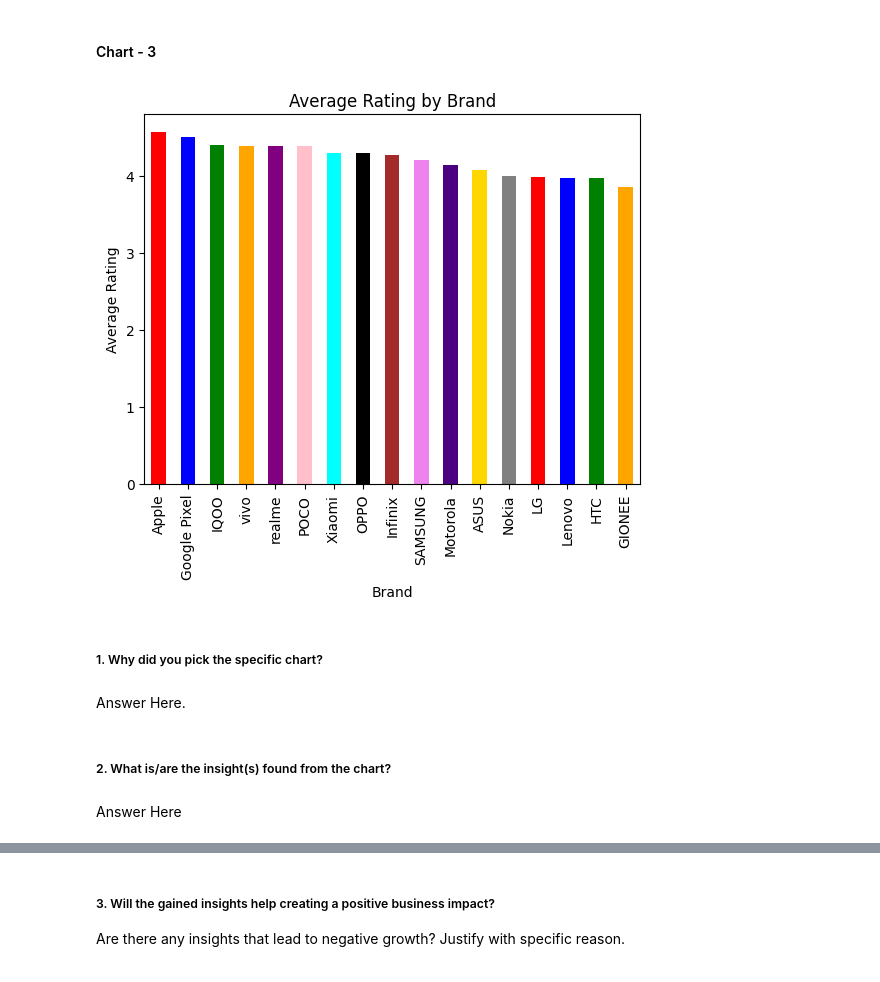
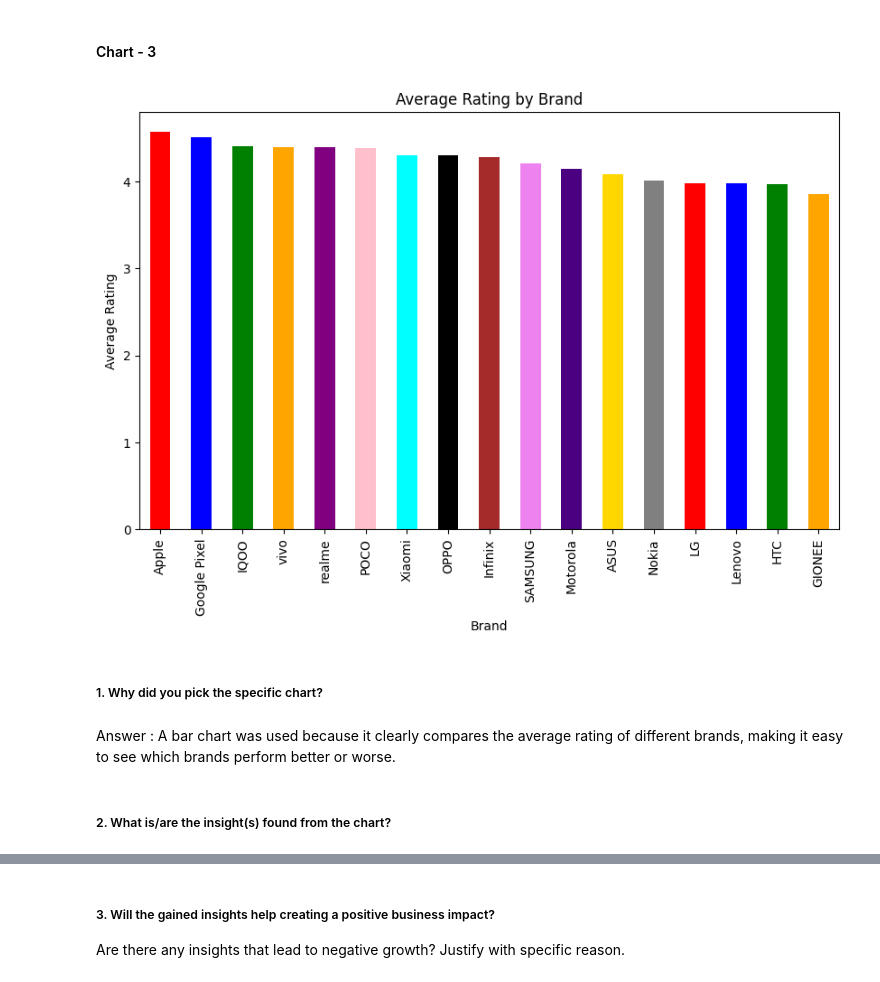
Before and after one commit to anujpurohit0501/flipkart-mobile-eda, a Jupyter notebook: Flipkart_Mobile_EDA.ipynb, the cells around one changed output, grey strips where cells are left out. Drawn from its saved outputs; the diff is of its cells as text; code cells hidden in the pictures.

```diff
--- a/Flipkart_Mobile_EDA.ipynb
+++ b/Flipkart_Mobile_EDA.ipynb
@@ -327,19 +330,18 @@ However, higher-priced brands may lose sales if customers find them too expensiv
 # %%
 # Chart - 3 visualization code
 x=df.groupby('Brand')['Rating'].mean().sort_values(ascending=False)
 c=['red','blue','green','orange','purple','pink','cyan','black','brown','violet','indigo','gold','grey']
+plt.figure(figsize=(10,6))
 x.plot(kind='bar',color=c)
 plt.xlabel('Brand')
 plt.ylabel('Average Rating')
 plt.title('Average Rating by Brand')
 plt.show()
 # %% [output]
-[figure, old version]
+[figure, new version]
 # %% [markdown]
 ##### 1. Why did you pick the specific chart?
-# %% [markdown]
-Answer Here.
+# %% [markdown]
+Answer : A bar chart was used because it clearly compares the average rating of different brands, making it easy to see which brands perform better or worse.
 # %% [markdown]
 ##### 2. What is/are the insight(s) found from the chart?
-# %% [markdown]
-Answer Here
```
Also changed, not shown: parts of 29 cells of this notebook.
